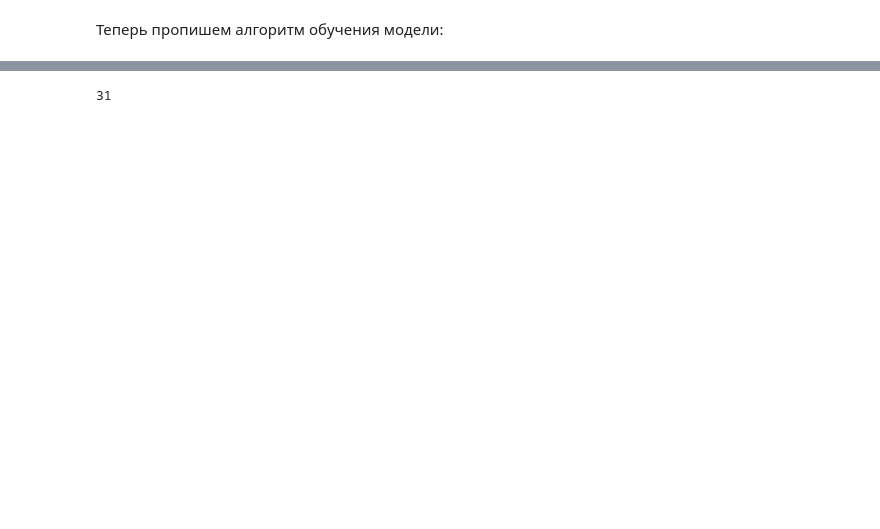
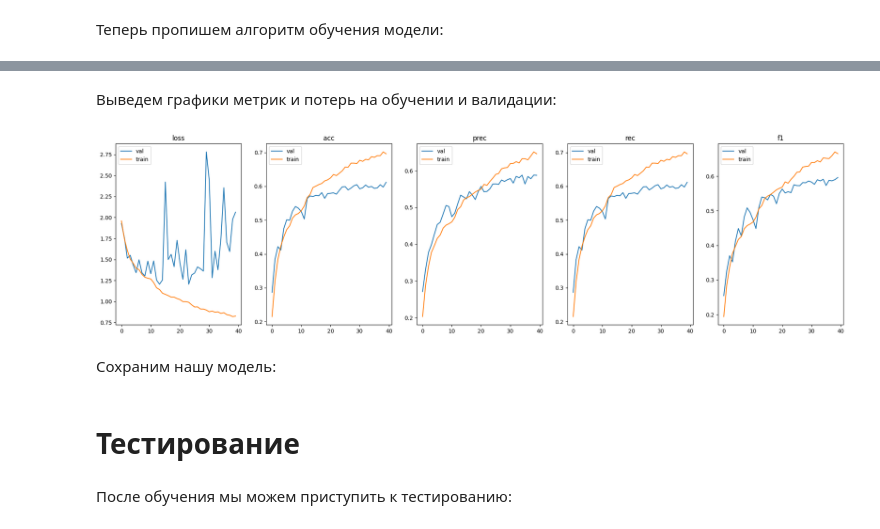
Before and after one commit to Yrkaa/Emotion-Classification, a Jupyter notebook: ml/notebooks/emotion_classification.ipynb, the cells around one changed output, grey strips where cells are left out. Cells and saved outputs as stored; diff of their text form; code cells hidden in the pictures; blank space fills up the shorter version.

Commit message:
Завершил обучение и тестирование модели в ноутбуке

```diff
--- a/ml/notebooks/emotion_classification.ipynb
+++ b/ml/notebooks/emotion_classification.ipynb
@@ -262,3 +355,3 @@ torch.Size([8, 8])
 # %%
-loss_fn = torch.nn.CrossEntropyLoss(label_smoothing=0.1) # Функция потерь
-optimizer = torch.optim.Adam(model.parameters(), lr=2e-4, weight_decay=8e-3) # Оптимизатор
+loss_fn = torch.nn.CrossEntropyLoss(weight=class_weights.to(device)) # Функция потерь
+optimizer = torch.optim.Adam(model.parameters(), lr=5e-4) # Оптимизатор
@@ -265,14 +360,16 @@ optimizer = torch.optim.Adam(model.parameters(), lr=2e-4, weight_decay=8e-3) #
 # %%
-lr_scheduler = torch.optim.lr_scheduler.ReduceLROnPlateau(optimizer, mode='max', factor=0.5, patience=3)
+lr_scheduler = torch.optim.lr_scheduler.ReduceLROnPlateau(optimizer, mode='max', factor=0.5, patience=2) # Оптимизатор LR
 # %% [markdown]
 Теперь пропишем алгоритм обучения модели:
 # %%
 # Обучение модели
 
 device = torch.device('cuda' if torch.cuda.is_available() else 'cpu') # Устройство запуска модели(GPU или CPU)
-model = model.to(device)  # Ваша модель
-num_classes = 8           # Количество эмоций
-num_epochs = 20          # Количество эпох
+
+model = model.to(device)  # Переводим модель на нужное устройство
+
+num_classes = len(class_map)         # Количество эмоций
+num_epochs = 40          # Количество эпох
 
 # Зерно для рандомных операций
 torch.manual_seed(42)
@@ -324,7 +421,6 @@ for epoch in range(num_epochs):
         train_loss += loss.item() * images.size(0)
 
         # Обновление метрик
-        # preds = torch.argmax(outputs, dim=1)
         for metric in metrics.values():
             metric.update(outputs, labels)
 
@@ -352,7 +448,7 @@ for epoch in range(num_epochs):
         metric.reset()
 
     # Progress bar для val
-    val_loader_tqdm = tqdm(test_dl, desc=f"Валидация на эпохе {epoch+1}", leave=False)
+    val_loader_tqdm = tqdm(val_dl, desc=f"Валидация на эпохе {epoch+1}", leave=False)
 
     with torch.no_grad():
         for images, labels in val_loader_tqdm:
@@ -368,9 +464,8 @@ for epoch in range(num_epochs):
             val_loss += loss.item() * images.size(0)
 
             # Обновление метрик
-            preds = torch.argmax(outputs, dim=1)
             for metric in metrics.values():
-                metric.update(preds, labels)
+                metric.update(outputs, labels)
 
             val_loader_tqdm.set_postfix({
                 'loss': f'{loss.item():.4f}',
@@ -378,7 +473,7 @@ for epoch in range(num_epochs):
             })
 
     # Вычисление итоговых метрик за эпоху (Val)
-    val_loss /= len(test_dl.dataset)
+    val_loss /= len(val_dl.dataset)
     val_metrics = {name: metric.compute().item() for name, metric in metrics.items()}
 
     # Сохранение в историю
@@ -387,7 +482,7 @@ for epoch in range(num_epochs):
         history[f'val_{key}'].append(val)
 
     # Обновление шедулера(регулировка lr)
-    lr_scheduler.step(val_metrics['acc'])
+    lr_scheduler.step(val_metrics['f1'])
 
     # Вывод результатов эпохи
     print(f"Epoch {epoch+1} Results:")
@@ -438,4 +533,27 @@ Epoch 11 Results:
-# %%
-len(test_df)
-# %% [output]
-31
+# %% [markdown]
+Выведем графики метрик и потерь на обучении и валидации:
+# %%
+# Вывод графиков метрик и потерь
+
+# Получение названий метрик
+parameters_names = [name.split("_")[1] for name in history.keys()]
+num_metrics = int(0.5*len(parameters_names))
+parameters_names = parameters_names[:num_metrics]
+
+# Настройка размеров графиков
+plt.figure(figsize=(24, 6))
+
+# Вывод графиков
+for i, parameter in enumerate(parameters_names):
+    plt.subplot(1, 5, i+1) # Положение
+    plt.title(parameter) # Имя метрики
+    plt.plot(history[f"val_{parameter}"], label="val") # Кривая валидации
+    plt.plot(history[f"train_{parameter}"], label="train") # Кривая обучения
+    plt.legend()
+
+# Показ
+plt.show()
+# %% [output]
+[figure, added]
+# %% [markdown]
+Сохраним нашу модель:
@@ -441,0 +568,4 @@ len(test_df)
+# %% [markdown]
+# Тестирование
+# %% [markdown]
+После обучения мы можем приступить к тестированию:
```
Also changed, not shown: parts of 38 cells of this notebook, 3 other files.
